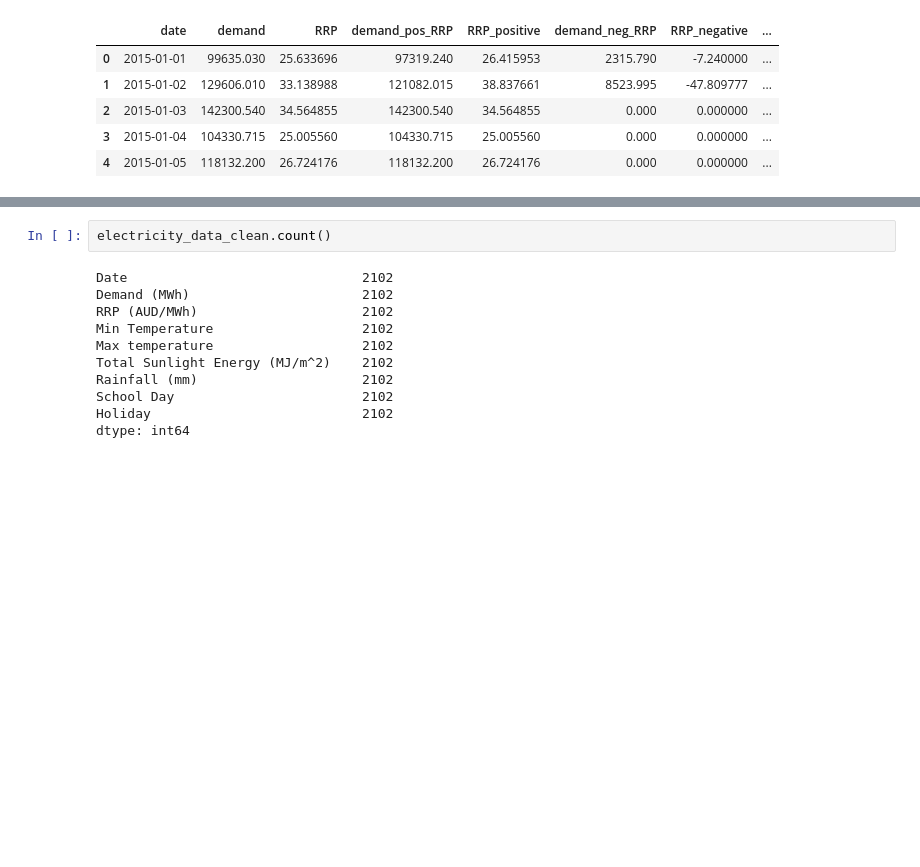
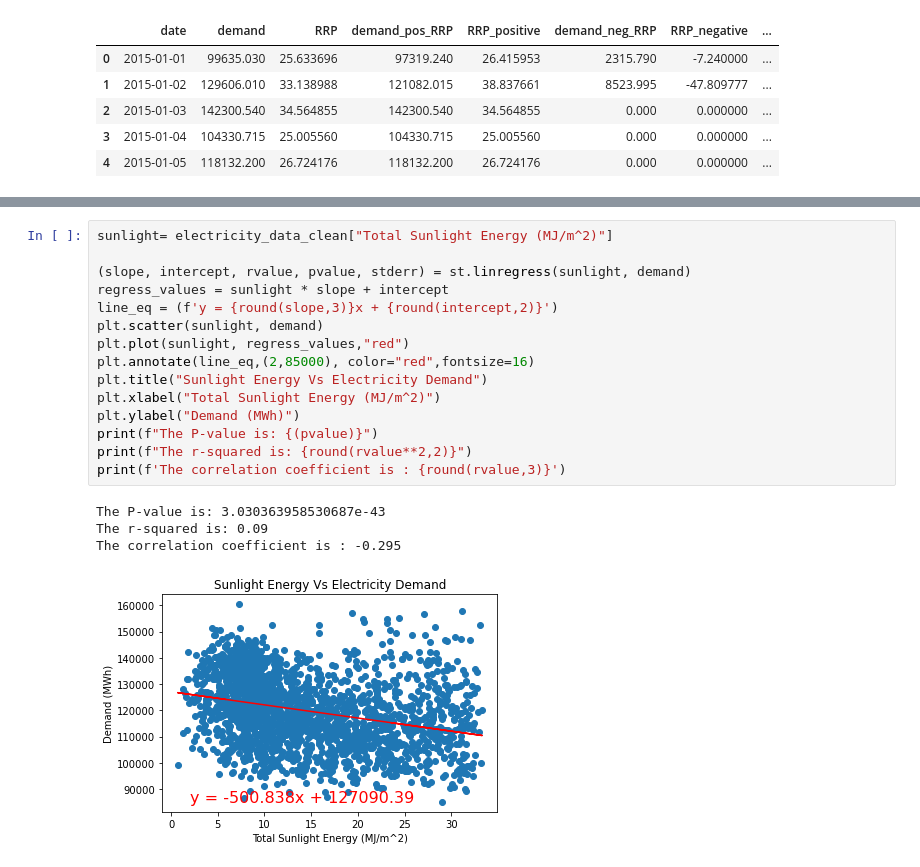
Before and after one commit to AThompson7/Project-1, a Jupyter notebook: electricity.ipynb, the cells around one changed output, grey strips where cells are left out. Drawn from its saved outputs; the diff is of its cells as text; blank space fills up the shorter version.

```diff
--- a/electricity.ipynb
+++ b/electricity.ipynb
@@ -82,13 +65,20 @@ The correlation coefficient is : 0.247
-# %%
-electricity_data_clean.count()
-# %% [output]
-Date                              2102
-Demand (MWh)                      2102
-RRP (AUD/MWh)                     2102
-Min Temperature                   2102
-Max temperature                   2102
-Total Sunlight Energy (MJ/m^2)    2102
-Rainfall (mm)                     2102
-School Day                        2102
-Holiday                           2102
-dtype: int64
+# %%
+sunlight= electricity_data_clean["Total Sunlight Energy (MJ/m^2)"]
+
+(slope, intercept, rvalue, pvalue, stderr) = st.linregress(sunlight, demand)
+regress_values = sunlight * slope + intercept
+line_eq = (f'y = {round(slope,3)}x + {round(intercept,2)}')
+plt.scatter(sunlight, demand)
+plt.plot(sunlight, regress_values,"red")
+plt.annotate(line_eq,(2,85000), color="red",fontsize=16)
+plt.title("Sunlight Energy Vs Electricity Demand")
+plt.xlabel("Total Sunlight Energy (MJ/m^2)")
+plt.ylabel("Demand (MWh)")
+print(f"The P-value is: {(pvalue)}")
+print(f"The r-squared is: {round(rvalue**2,2)}")
+print(f'The correlation coefficient is : {round(rvalue,3)}')
+# %% [output]
+The P-value is: 3.030363958530687e-43
+The r-squared is: 0.09
+The correlation coefficient is : -0.295
+[figure, added]
```
Also changed, not shown: parts of 11 cells of this notebook.
